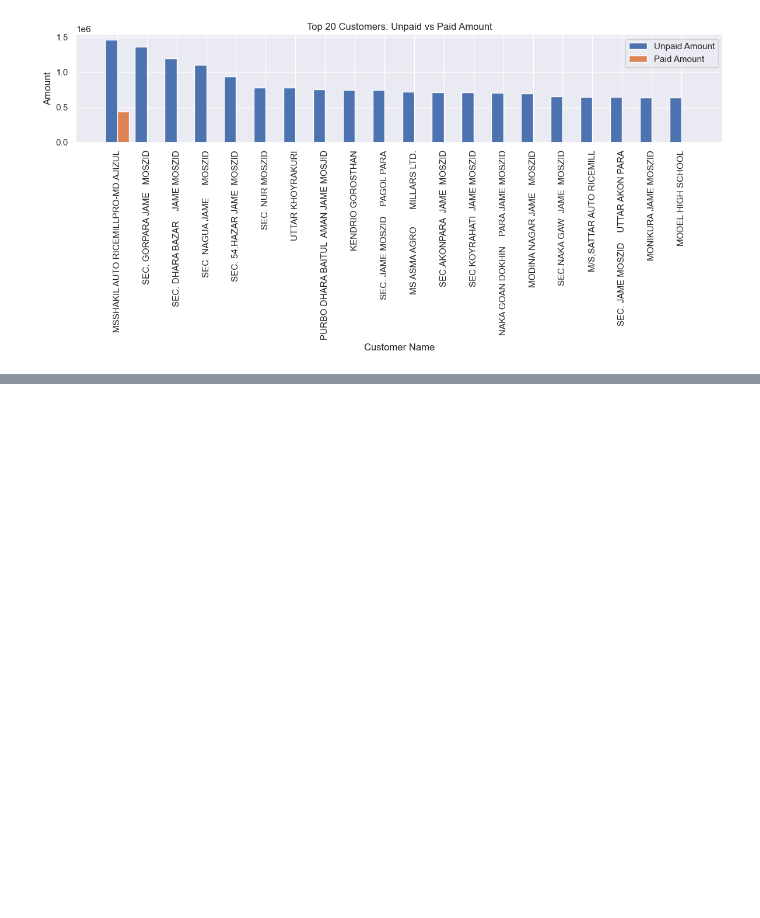
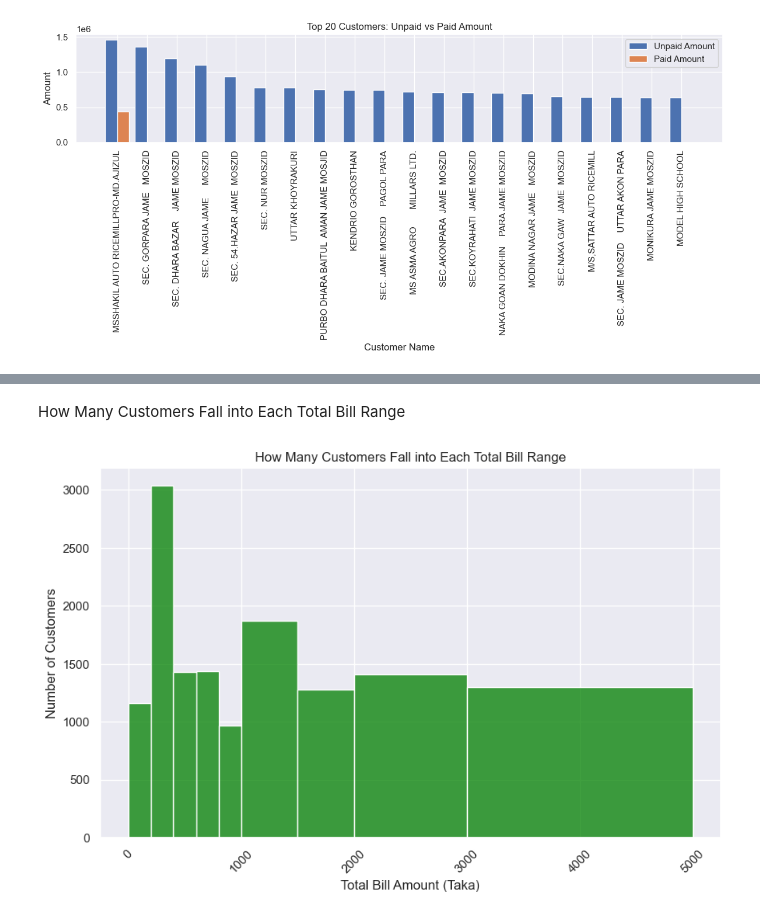
Before and after one commit to Shuvo928/Smart-Load-Shedding-Prediction-Project, a Jupyter notebook: Visualization.ipynb, the cells around one changed output, grey strips where cells are left out. Cells and saved outputs as stored; diff of their text form; code cells hidden in the pictures; blank space fills up the shorter version.

```diff
--- a/Visualization.ipynb
+++ b/Visualization.ipynb
@@ -399,0 +463,16 @@ plt.show()
+# %% [markdown]
+How Many Customers Fall into Each Total Bill Range
+# %%
+import seaborn as sns
+import matplotlib.pyplot as plt
+
+plt.figure(figsize=(10,6))
+sns.histplot(df['TOTAL_BILL'], bins=[0, 200, 400, 600, 800, 1000, 1500, 2000, 3000, 5000], kde=False, color='green')
+plt.title("How Many Customers Fall into Each Total Bill Range")
+plt.xlabel("Total Bill Amount (Taka)")
+plt.ylabel("Number of Customers")
+plt.xticks(rotation=45)
+plt.grid(True)
+plt.show()
+# %% [output]
+[figure, added]
```
Also changed, not shown: parts of 10 cells of this notebook.
